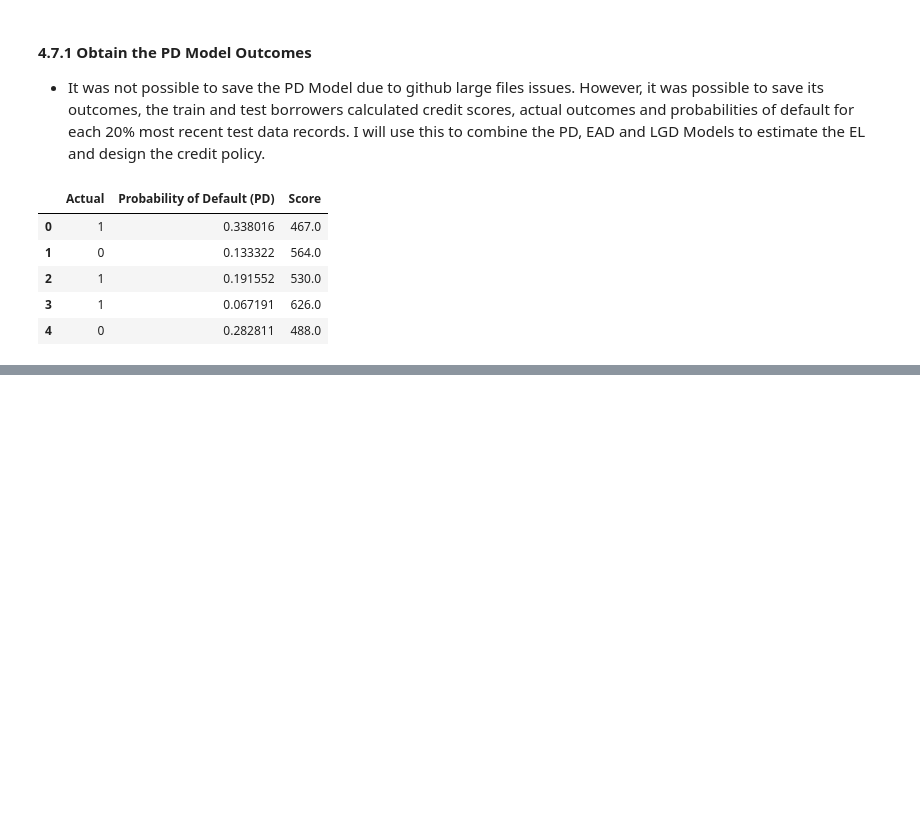
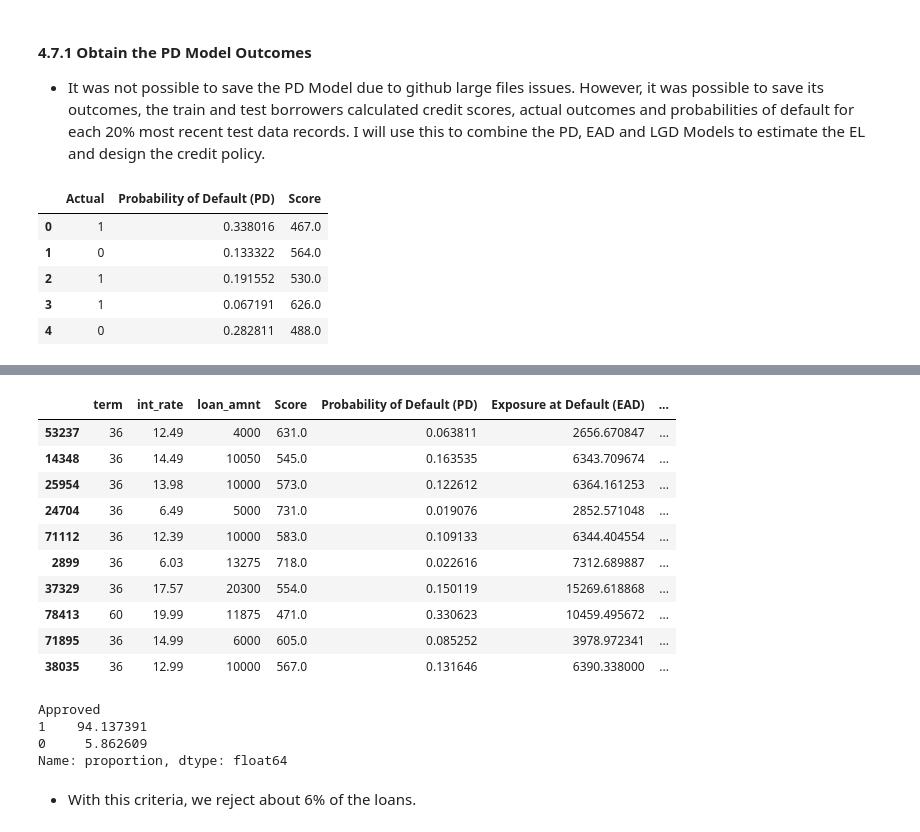
Before and after one commit to allmeidaapedro/Lending-Club-Credit-Scoring, a Jupyter notebook: notebooks/4_lgd_ead_modeling.ipynb, the cells around one changed output, grey strips where cells are left out. Cells and saved outputs as stored; diff of their text form; code cells hidden in the pictures; blank space fills up the shorter version.

Commit message:
Final credit policy design

```diff
--- a/notebooks/4_lgd_ead_modeling.ipynb
+++ b/notebooks/4_lgd_ead_modeling.ipynb
@@ -726,25 +722,0 @@ train_ead_lgd.shape, test_ead_lgd.shape
-# %%
-# Combine categories to avoid overfitting.
-state_to_region = {
-    'ME': 'Northeast', 'NH': 'Northeast', 'VT': 'Northeast', 'MA': 'Northeast', 'RI': 'Northeast', 'CT': 'Northeast', 'NY': 'Northeast', 'NJ': 'Northeast', 'PA': 'Northeast',
-    'OH': 'Midwest', 'MI': 'Midwest', 'IN': 'Midwest', 'IL': 'Midwest', 'WI': 'Midwest', 'MN': 'Midwest', 'IA': 'Midwest', 'MO': 'Midwest', 'ND': 'Midwest', 'SD': 'Midwest', 'NE': 'Midwest', 'KS': 'Midwest',
-    'DE': 'South', 'MD': 'South', 'VA': 'South', 'WV': 'South', 'KY': 'South', 'NC': 'South', 'SC': 'South', 'TN': 'South', 'GA': 'South', 'FL': 'South', 'AL': 'South', 'MS': 'South', 'AR': 'South', 'LA': 'South', 'TX': 'South', 'OK': 'South',
-    'MT': 'West', 'ID': 'West', 'WY': 'West', 'CO': 'West', 'NM': 'West', 'AZ': 'West', 'UT': 'West', 'NV': 'West', 'WA': 'West', 'OR': 'West', 'CA': 'West', 'AK': 'West', 'HI': 'West', 'DC': 'Northeast',
-}
-
-# Create a new 'Region' column by mapping the state abbreviations to regions
-train_ead_lgd['region'] = train_ead_lgd['addr_state'].replace(state_to_region)
-test_ead_lgd['region'] = test_ead_lgd['addr_state'].replace(state_to_region)
-
-train_ead_lgd['home_ownership'] = train_ead_lgd['home_ownership'].replace(['RENT', 'NONE', 'OTHER'], 'RENT_NONE_OTHER')
-test_ead_lgd['home_ownership'] = test_ead_lgd['home_ownership'].replace(['RENT', 'NONE', 'OTHER'], 'RENT_NONE_OTHER')
-train_ead_lgd['purpose'] = train_ead_lgd['purpose'].replace(['educational', 'renewable_energy'], 'other')
-test_ead_lgd['purpose'] = test_ead_lgd['purpose'].replace(['educational', 'renewable_energy'], 'other')
-train_ead_lgd['purpose'] = train_ead_lgd['purpose'].replace(['vacation', 'moving', 'wedding'], 'vacation_moving_wedding')
-test_ead_lgd['purpose'] = test_ead_lgd['purpose'].replace(['vacation', 'moving', 'wedding'], 'vacation_moving_wedding')
-train_ead_lgd['purpose'] = train_ead_lgd['purpose'].replace(['house', 'car', 'medical'], 'house_car_medical')
-test_ead_lgd['purpose'] = test_ead_lgd['purpose'].replace(['house', 'car', 'medical'], 'house_car_medical')
-
-# Impute mths_since_last_delinq missing values with -999, indicating never deliquent borrowers.
-train_ead_lgd['mths_since_last_delinq'] = train_ead_lgd['mths_since_last_delinq'].fillna(-999)
-test_ead_lgd['mths_since_last_delinq'] = test_ead_lgd['mths_since_last_delinq'].fillna(-999)
@@ -766,11 +722,0 @@ X_train_ead_lgd.shape, X_test_ead_lgd.shape
-# %%
-# Preprocess all data for 1st and 2nd stages of LGD model and EAD model.
-X_train_ead_lgd_prepared = preprocessor.fit_transform(X_train_ead_lgd)
-X_test_ead_lgd_prepared = preprocessor.transform(X_test_ead_lgd)
-
-# Obtain features list.
-features_list = ['_'.join(x.split('_')[3:]) for x in preprocessor.get_feature_names_out().tolist()]
-
-# Create DataFrames for better understanding and manipulation of prepared data.
-X_train_ead_lgd_prepared = pd.DataFrame(X_train_ead_lgd_prepared, columns=features_list)
-X_test_ead_lgd_prepared = pd.DataFrame(X_test_ead_lgd_prepared, columns=features_list)
@@ -887,0 +723,4 @@ credit_policy_df.head()
+# %%
+# Predict recovery rate, credit conversion factor, lgd and ead.
+_, _, ead_final_pred, lgd_final_pred = predict_ead_lgd(test_ead_lgd, preprocessor, ead_model,
+                                                       lgd_logistic, lgd_linear)
@@ -887,0 +758,24 @@ credit_policy_df.head()
+# %%
+credit_policy_df = compute_credit_policy(test_ead_lgd, test_scores[['Score', 'Probability of Default (PD)']], ead_final_pred, lgd_final_pred, 0.01, 2.15)
+credit_policy_df.sample(10, random_state=15)
+# %% [output]
+|  | term | int_rate | loan_amnt | Score | Probability of Default (PD) | Exposure at Default (EAD) | ... |
+| 53237 | 36 | 12.49 | 4000 | 631.0 | 0.063811 | 2656.670847 | ... |
+| 14348 | 36 | 14.49 | 10050 | 545.0 | 0.163535 | 6343.709674 | ... |
+| 25954 | 36 | 13.98 | 10000 | 573.0 | 0.122612 | 6364.161253 | ... |
+| 24704 | 36 | 6.49 | 5000 | 731.0 | 0.019076 | 2852.571048 | ... |
+| 71112 | 36 | 12.39 | 10000 | 583.0 | 0.109133 | 6344.404554 | ... |
+| 2899 | 36 | 6.03 | 13275 | 718.0 | 0.022616 | 7312.689887 | ... |
+| 37329 | 36 | 17.57 | 20300 | 554.0 | 0.150119 | 15269.618868 | ... |
+| 78413 | 60 | 19.99 | 11875 | 471.0 | 0.330623 | 10459.495672 | ... |
+| 71895 | 36 | 14.99 | 6000 | 605.0 | 0.085252 | 3978.972341 | ... |
+| 38035 | 36 | 12.99 | 10000 | 567.0 | 0.131646 | 6390.338000 | ... |
+# %%
+credit_policy_df.Approved.value_counts(normalize=True)*100
+# %% [output]
+Approved
+1    94.137391
+0     5.862609
+Name: proportion, dtype: float64
+# %% [markdown]
+- With this criteria, we reject about 6% of the loans.
```
Also changed, not shown: parts of 15 cells of this notebook, 1 other file.
